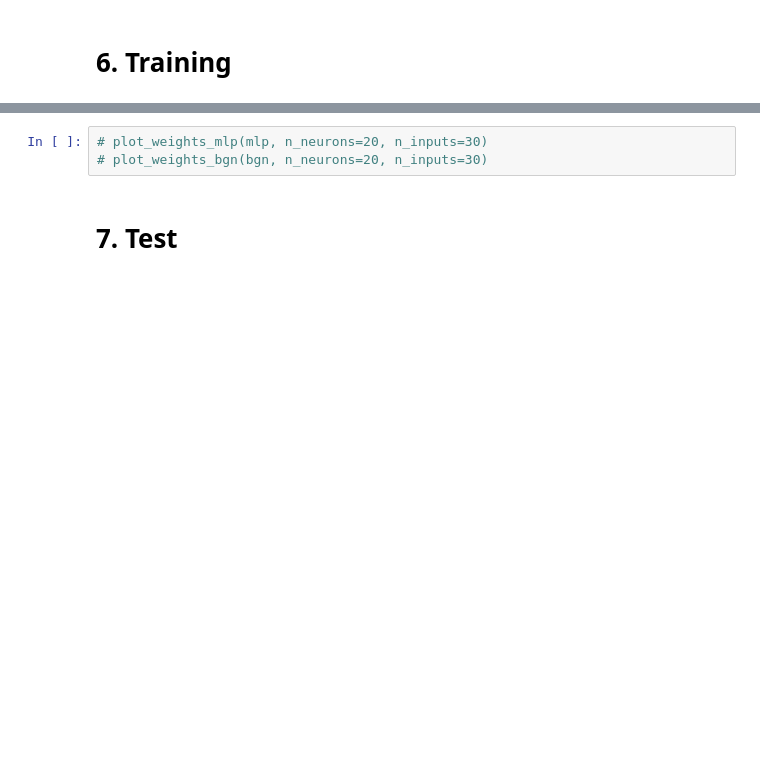
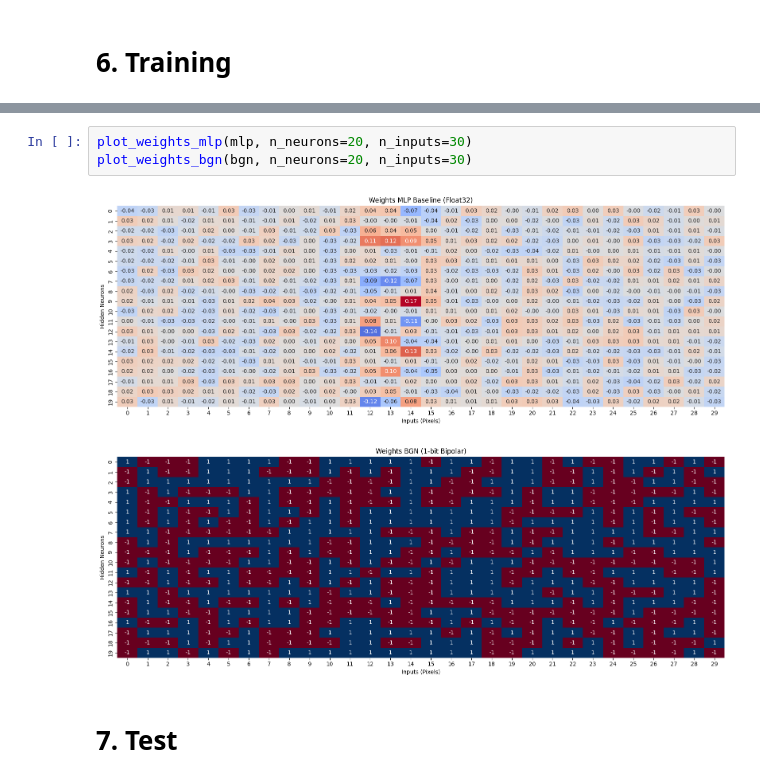
Before and after one commit to gleissonbezerra/FPGA, a Jupyter notebook: 25.2/6.IA/BGN/MLP-BGN.ipynb, the cells around one changed output, grey strips where cells are left out. Drawn from its saved outputs; the diff is of its cells as text; blank space fills up the shorter version.

```diff
--- a/25.2/6.IA/BGN/MLP-BGN.ipynb
+++ b/25.2/6.IA/BGN/MLP-BGN.ipynb
@@ -623,6 +628,9 @@ Epoch 10/10 | Train Loss: 0.0515 | Val Loss: 0.1073 | Val Acc: 96.98%
 # %%
-# plot_weights_mlp(mlp, n_neurons=20, n_inputs=30)
-# plot_weights_bgn(bgn, n_neurons=20, n_inputs=30)
+plot_weights_mlp(mlp, n_neurons=20, n_inputs=30)
+plot_weights_bgn(bgn, n_neurons=20, n_inputs=30)
+# %% [output]
+[figure, added]
+[figure, added]
 # %% [markdown]
 # 7. Test
 # %%
```
Also changed, not shown: parts of 8 cells of this notebook, 1 other file.
